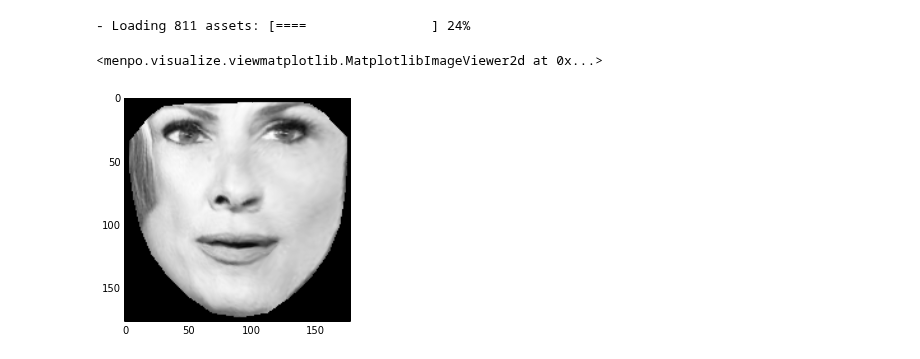
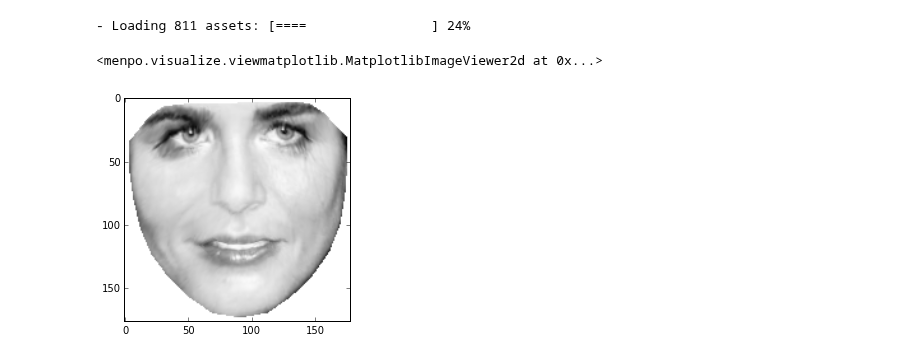
Before and after one commit to jalabort/scrap2, a Jupyter notebook: notebooks/PPCA-EM.ipynb, the cells around one changed output. Cells and saved outputs as stored; diff of their text form; code cells hidden in the pictures.

```diff
--- a/notebooks/PPCA-EM.ipynb
+++ b/notebooks/PPCA-EM.ipynb
@@ -7,11 +5,17 @@ Using matplotlib backend: MacOSX
 Populating the interactive namespace from numpy and matplotlib
 # %%
+import menpo.io as mio
+
 images = []
-for i in menpo.io.import_images('/Users/joan/PhD/DataBases/lfpw/trainset/*', verbose=True):
+for i in mio.import_images('/data/PhD/DataBases/faces/lfpw/trainset/*',
+                           max_images=None, verbose=True):
+
     i.crop_to_landmarks_proportion_inplace(0.5)
+    i.rescale_landmarks_to_diagonal_range(150)
+
     if i.n_channels == 3:
         i = i.as_greyscale(mode='luminosity')
-    i.rescale_landmarks_to_diagonal_range(200)
+
     images.append(i)
 # %% [output]
 - Loading 811 assets: [====                ] 24%
@@ -26,12 +30,12 @@ reference_frame = build_reference_frame(reference_shape)
 from menpo.transform import PiecewiseAffine
 
 transforms = [PiecewiseAffine(reference_frame.landmarks['source'].lms, s) for (i, s) in zip(images, shapes)]
-warped_images = [i.warp_to(reference_frame.mask, t) for (i, t) in zip(images, transforms)]
+warped_images = [i.warp_to_mask(reference_frame.mask, t) for (i, t) in zip(images, transforms)]
 # %%
-warped_images[90].view()
+warped_images[0].view()
 # %% [output]
 <menpo.visualize.viewmatplotlib.MatplotlibImageViewer2d at 0x...>
-[figure, old version]
+[figure, new version]
 # %%
 import numpy as np
 
```
Also changed, not shown: parts of 12 cells of this notebook, 1 other file.
